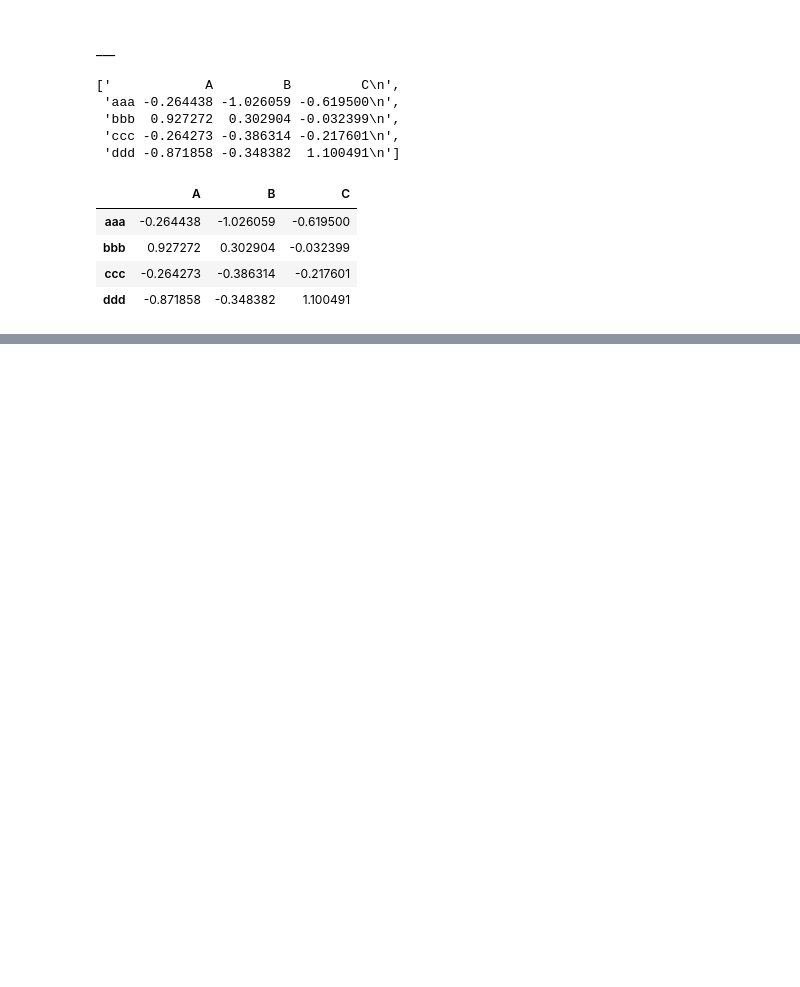
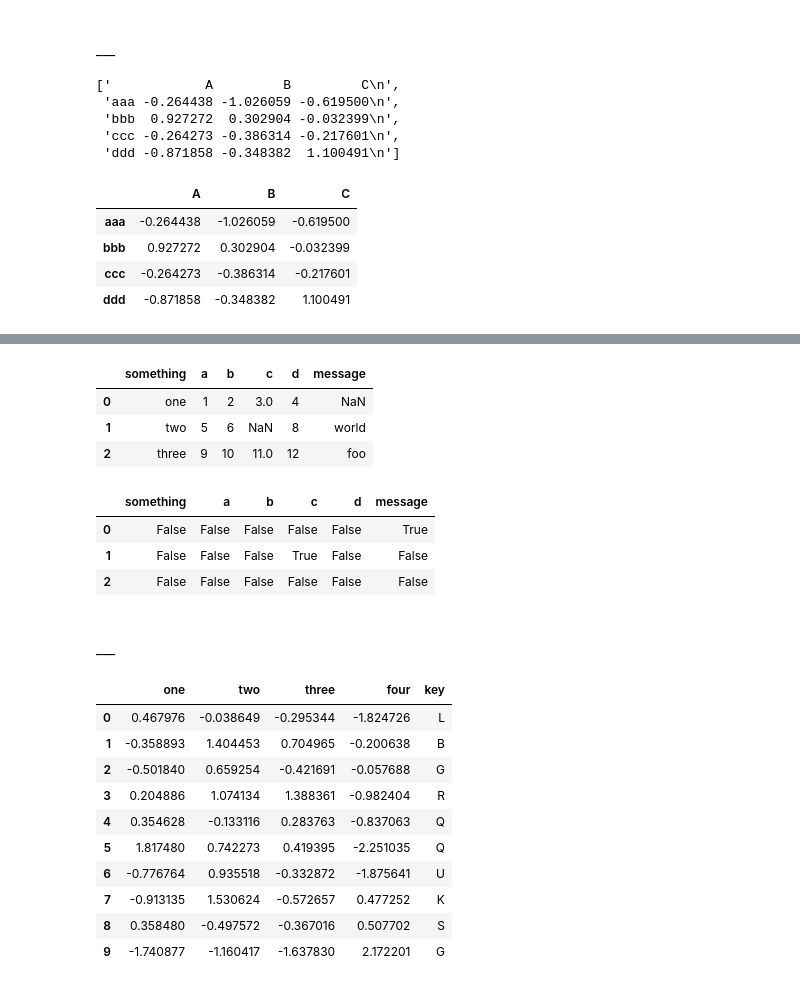
Before and after one commit to kookoowaa/Repository, a Jupyter notebook: Jupyter/Python_for_DA/171023_file handling_01.ipynb, the cells around one changed output, grey strips where cells are left out. Cells and saved outputs as stored; diff of their text form; code cells hidden in the pictures; blank space fills up the shorter version.

```diff
--- a/Jupyter/Python_for_DA/171023_file handling_01.ipynb
+++ b/Jupyter/Python_for_DA/171023_file handling_01.ipynb
@@ -86,0 +105,33 @@ result
+# %%
+result = pd.read_csv('data/ex5.csv')
+result
+# %% [output]
+|  | something | a | b | c | d | message |
+| 0 | one | 1 | 2 | 3.0 | 4 | NaN |
+| 1 | two | 5 | 6 | NaN | 8 | world |
+| 2 | three | 9 | 10 | 11.0 | 12 | foo |
+# %%
+pd.isnull(result)
+# %% [output]
+|  | something | a | b | c | d | message |
+| 0 | False | False | False | False | False | True |
+| 1 | False | False | False | True | False | False |
+| 2 | False | False | False | False | False | False |
+# %% [markdown]
+ <br>
+___
+# %%
+result = pd.read_csv('data/ex6.csv')
+result[0:10]
+# %% [output]
+|  | one | two | three | four | key |
+| 0 | 0.467976 | -0.038649 | -0.295344 | -1.824726 | L |
+| 1 | -0.358893 | 1.404453 | 0.704965 | -0.200638 | B |
+| 2 | -0.501840 | 0.659254 | -0.421691 | -0.057688 | G |
+| 3 | 0.204886 | 1.074134 | 1.388361 | -0.982404 | R |
+| 4 | 0.354628 | -0.133116 | 0.283763 | -0.837063 | Q |
+| 5 | 1.817480 | 0.742273 | 0.419395 | -2.251035 | Q |
+| 6 | -0.776764 | 0.935518 | -0.332872 | -1.875641 | U |
+| 7 | -0.913135 | 1.530624 | -0.572657 | 0.477252 | K |
+| 8 | 0.358480 | -0.497572 | -0.367016 | 0.507702 | S |
+| 9 | -1.740877 | -1.160417 | -1.637830 | 2.172201 | G |
```
Also changed, not shown: parts of 18 cells of this notebook, 1 other file.
